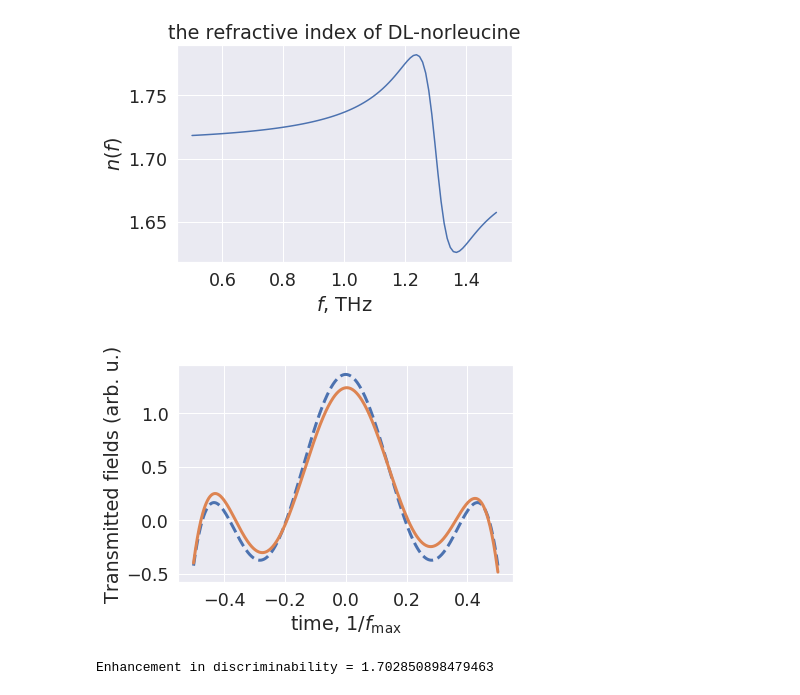
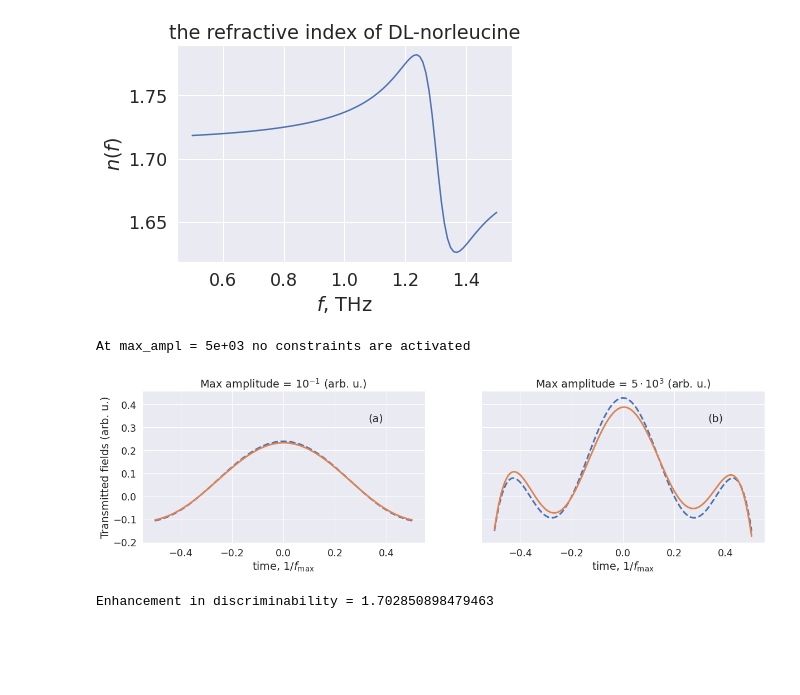
Before and after one commit to dibondar/superoscilations, a Jupyter notebook: potential_applications/superspectroscopy_superpolarimity.ipynb, the cells around one changed output. Cells and saved outputs as stored; diff of their text form; code cells hidden in the pictures; blank space fills up the shorter version.

```diff
--- a/potential_applications/superspectroscopy_superpolarimity.ipynb
+++ b/potential_applications/superspectroscopy_superpolarimity.ipynb
@@ -299,11 +303,12 @@ sos = SOSpectroscopy(
 )
 # %%
 #sos.discrimination(max_amplitudes=[1e1, 1e2, 1e3, 0.2e4, 0.5e4])
-sos.discrimination()
+sos.discrimination(max_amplitudes=[0.1, 0.5e4,])
 #plt.legend()
 plt.show()
 # %% [output]
+At max_ampl = 5e+03 no constraints are activated
-[figure, old version]
+[figure, new version]
 # %%
 sos.discriminability_time_interval(sos.short_half_period * np.logspace(-3, 3, 1000))
 plt.show()
```
Also changed, not shown: parts of 6 cells of this notebook, 2 other files.
